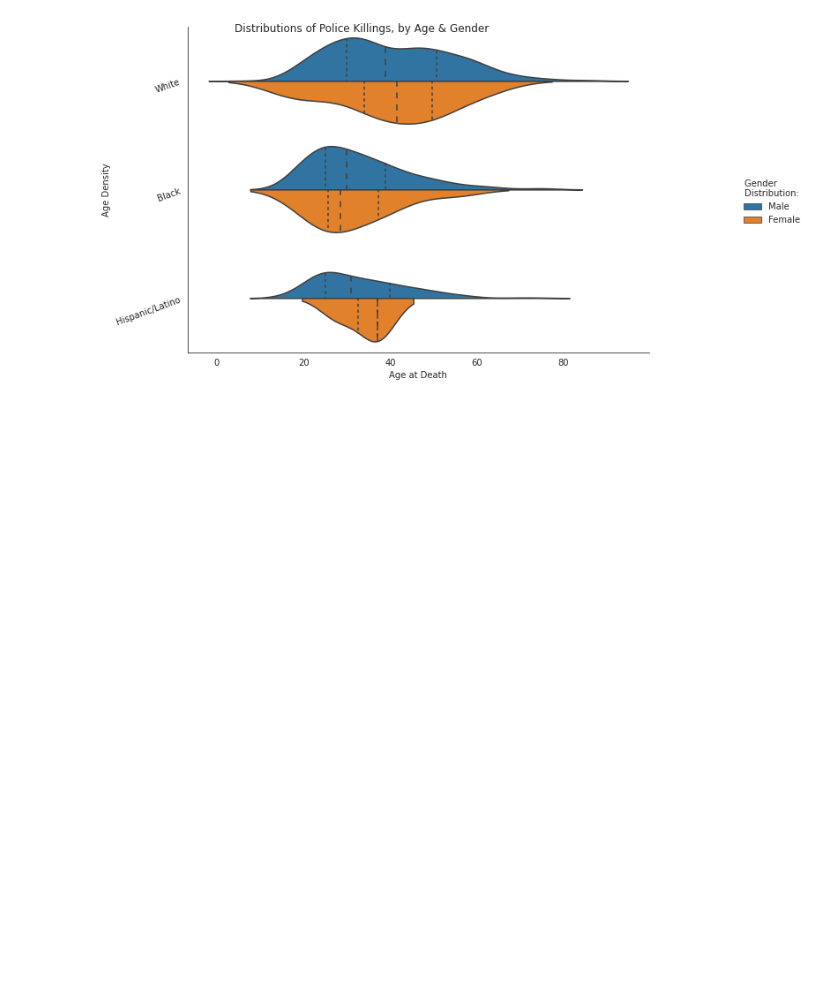
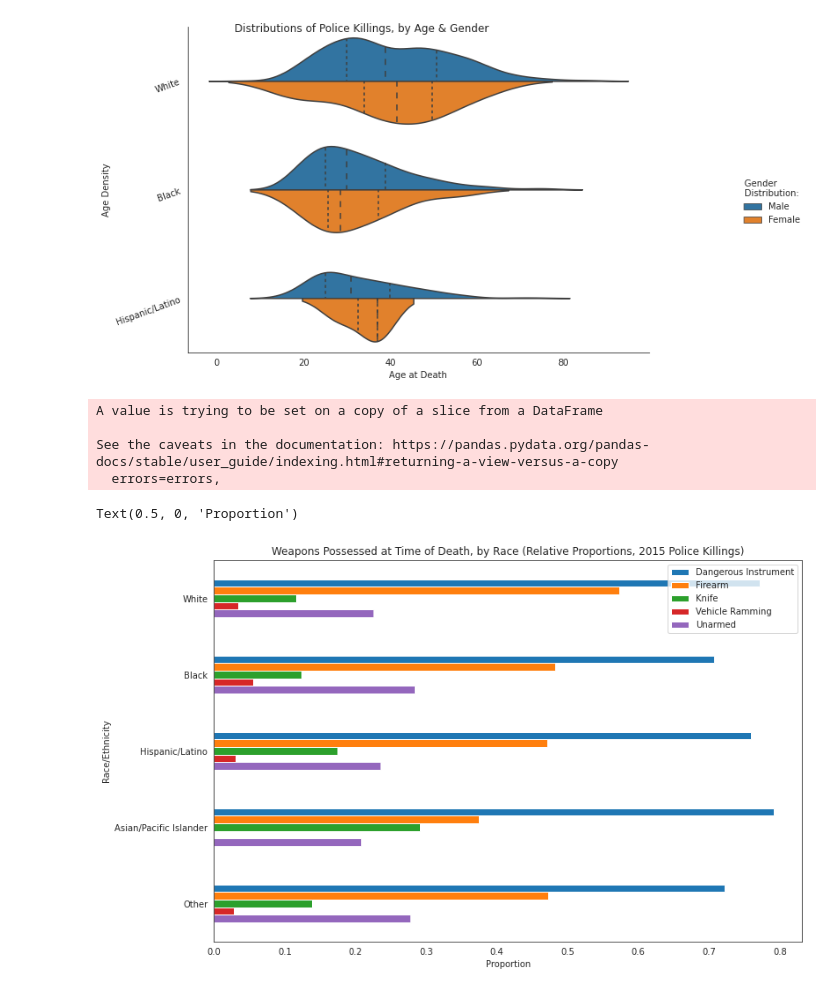
Before and after one commit to tbilach13/Analysis_Police_Killings, a Jupyter notebook: Bilach__Project.ipynb, the cells around one changed output. Cells and saved outputs as stored; diff of their text form; code cells hidden in the pictures; blank space fills up the shorter version.

```diff
--- a/Bilach__Project.ipynb
+++ b/Bilach__Project.ipynb
@@ -136,6 +133,16 @@ def flag_knife(df):
 
 deaths['knife_displayed'] = deaths.apply(flag_knife, axis = 1)
 
+# The suspect tried to ram officer with vehicle.
+
+def flag_vehicle(df):
+  if (df['armed'] == 'Vehicle'):
+    return 1
+  else:
+    return 0
+
+deaths['vehicle_ramming'] = deaths.apply(flag_vehicle, axis = 1)
+
 # The suspect was "unarmed (included unknown)" at the time of death.
 
 def flag_unarmed(df):
@@ -289,3 +226,25 @@ p.set(xlabel = 'Age at Death', ylabel = 'Age Density')
 p.fig.set_size_inches(14, 6)
 # %% [output]
 [figure]
+# %%
+threat_types = deaths[["race_ethn", "any_weapon", "gun_displayed", "knife_displayed", "vehicle_ramming", "unarmed"]]
+
+threat_types.rename(columns = {'race_ethn'       : 'Race/Ethnicity',
+                               'any_weapon'      : 'Dangerous Instrument',
+                               'gun_displayed'   : 'Firearm',
+                               'knife_displayed' : 'Knife',
+                               'vehicle_ramming' : 'Vehicle Ramming',
+                               'unarmed'         : 'Unarmed'
+                               }, inplace = True)
+
+sns.set_style("white")
+threat_types.groupby('Race/Ethnicity').mean().plot(kind = "barh", figsize = (12, 8)).invert_yaxis()
+plt.title('Weapons Possessed at Time of Death, by Race (Relative Proportions, 2015 Police Killings)')
+plt.xlabel('Proportion')
+# %% [output]
+A value is trying to be set on a copy of a slice from a DataFrame
+
+See the caveats in the documentation: https://pandas.pydata.org/pandas-docs/stable/user_guide/indexing.html#returning-a-view-versus-a-copy
+  errors=errors,
+Text(0.5, 0, 'Proportion')
+[figure, added]
```
Also changed, not shown: parts of 33 cells of this notebook.
